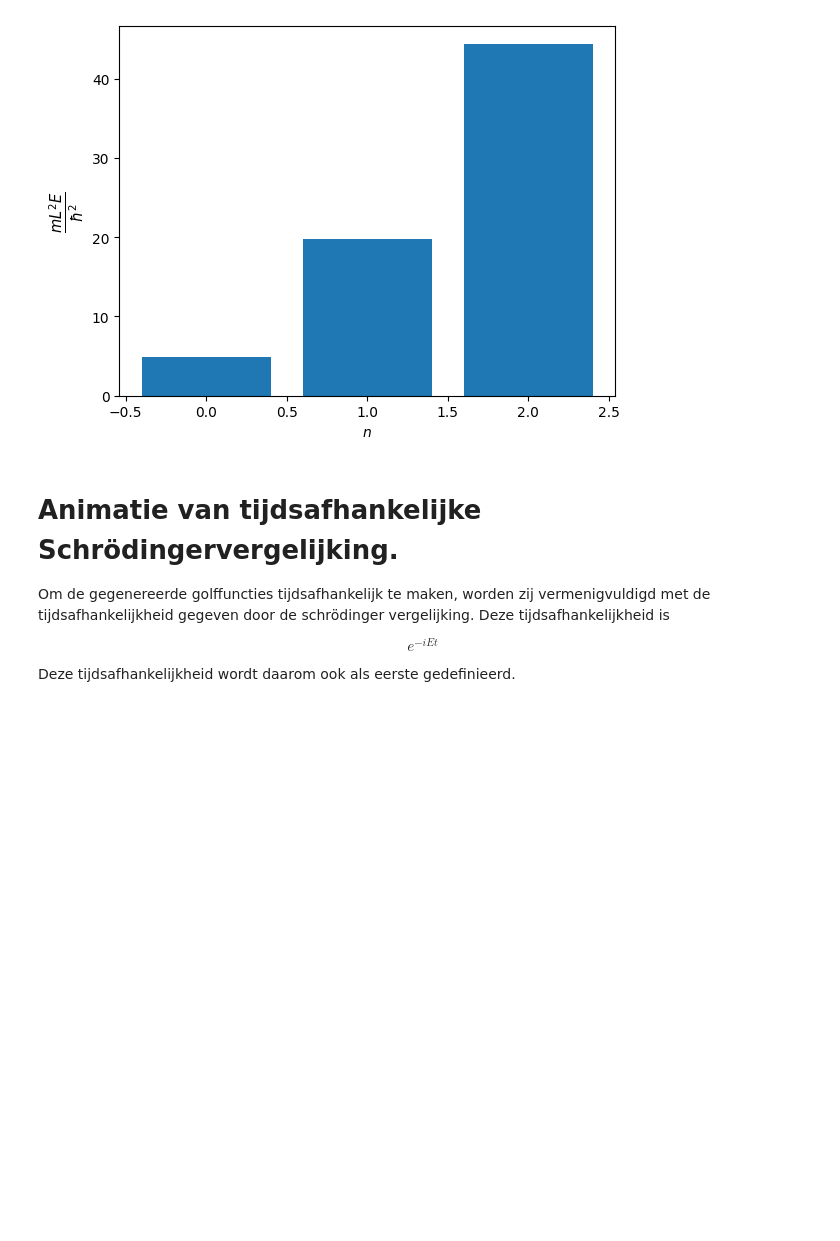
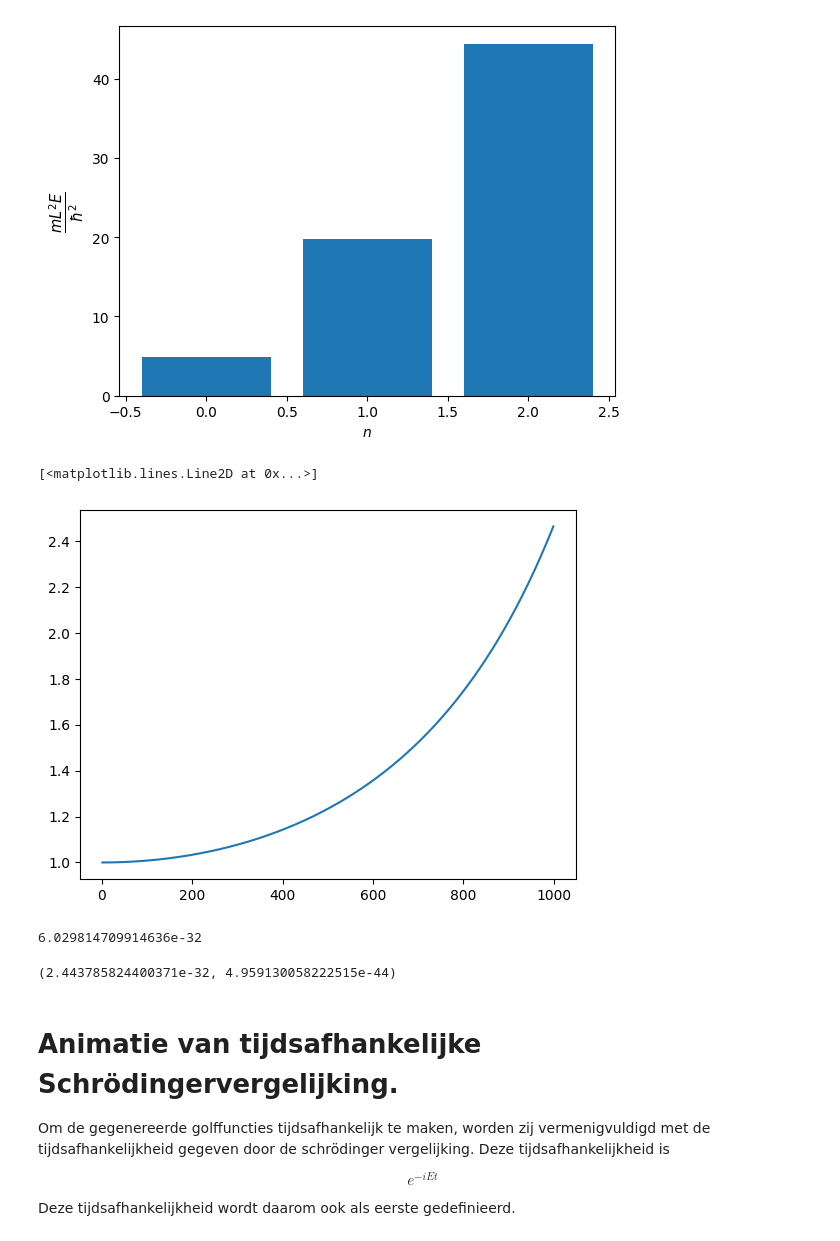
Before and after one commit to R4vante/School, a Jupyter notebook: ASIA/Infinite_well/1D-Schroedinger.ipynb, the cells around one changed output. Cells and saved outputs as stored; diff of their text form; code cells hidden in the pictures; blank space fills up the shorter version.

```diff
--- a/ASIA/Infinite_well/1D-Schroedinger.ipynb
+++ b/ASIA/Infinite_well/1D-Schroedinger.ipynb
@@ -291,6 +310,36 @@ ax.set_xlabel(r"$n$")
 # %% [output]
 Text(0.5, 0, '$n$')
 [figure]
+# %%
+m = 9.109e-31
+hbar = 1.055e-34
+L = 1
+
+dE = []
+
+for i in range(len(n)):
+
+    Ena = (i+1)**2*np.pi**2*hbar**2/(2*m*L**2)
+
+    Ent = E[i]*hbar**2/(m*L**2)
+
+    dEn = Ena/Ent
+    dE.append(dEn)
+# %%
+fig, ax = plt.subplots()
+
+ax.plot(n, dE)
+# %% [output]
+[<matplotlib.lines.Line2D at 0x...>]
+[figure, added]
+# %%
+1000**2*np.pi**2*hbar**2/(2*m*L**2)
+# %% [output]
+6.029814709914636e-32
+# %%
+E[-1]*hbar**2/(m*L**2), dE[0]
+# %% [output]
+(2.443785824400371e-32, 4.959130058222515e-44)
 # %% [markdown]
 # Animatie van tijdsafhankelijke Schrödingervergelijking.
 
```
Also changed, not shown: parts of 3 cells of this notebook, 2 other files.
